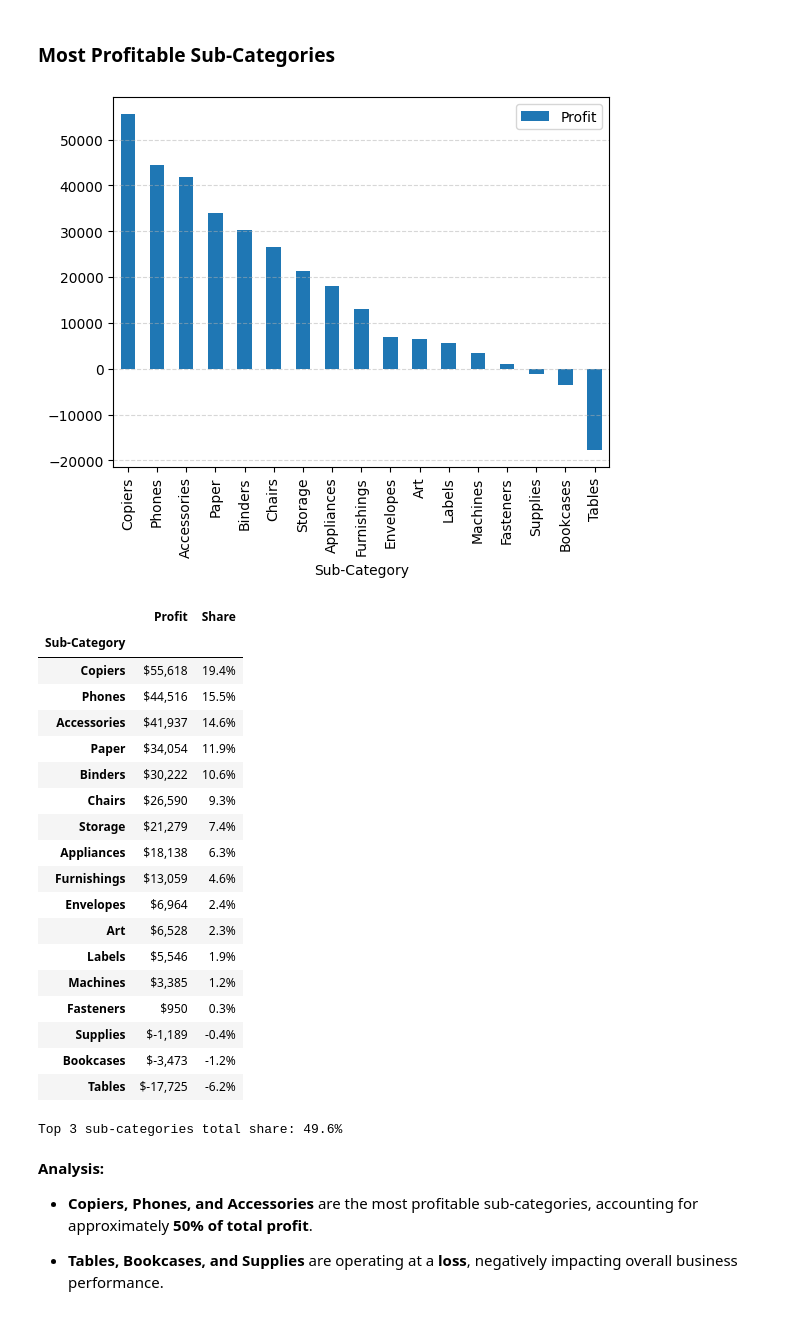
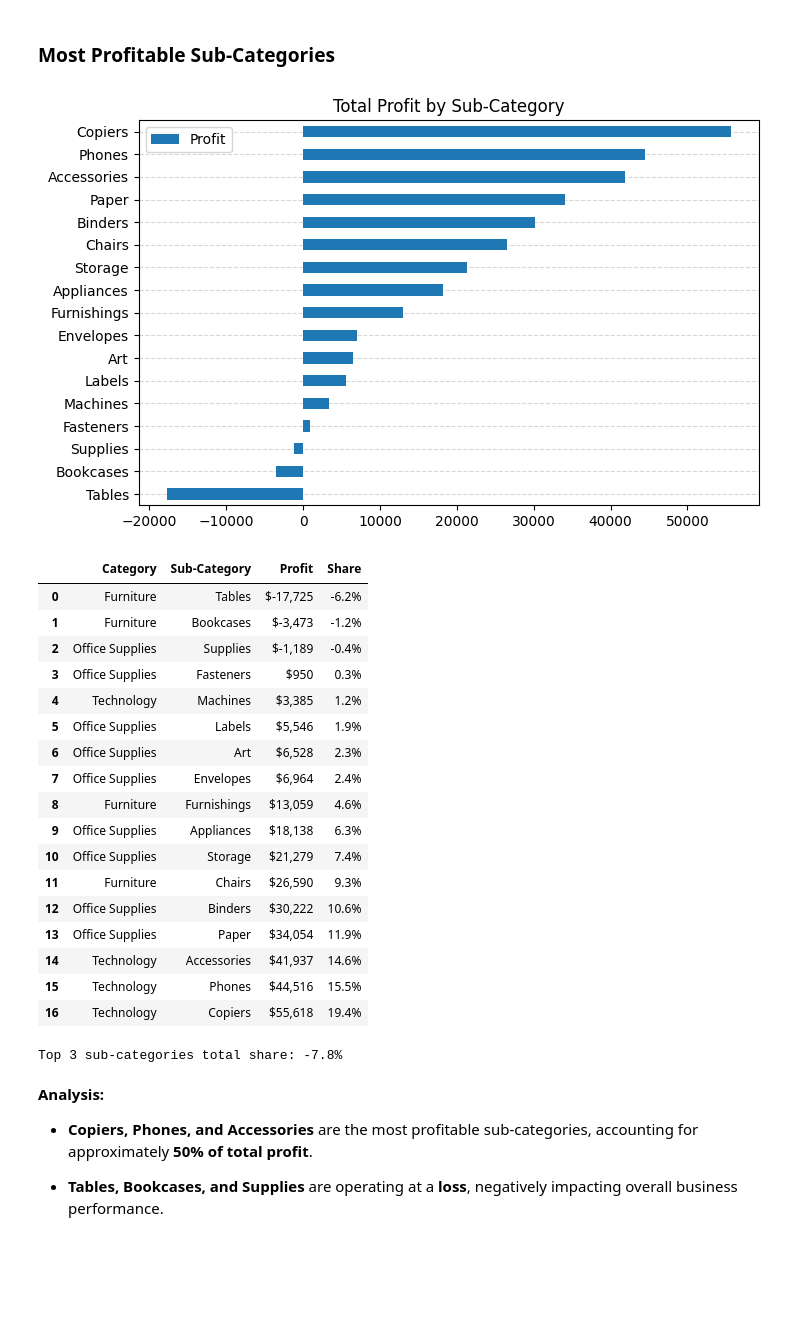
Before and after one commit to victorquoos/superstore-sales-analysis, a Jupyter notebook: notebooks/analysis.ipynb, the cells around one changed output. Cells and saved outputs as stored; diff of their text form; code cells hidden in the pictures; blank space fills up the shorter version.

```diff
--- a/notebooks/analysis.ipynb
+++ b/notebooks/analysis.ipynb
@@ -212,11 +212,23 @@ category_summary.style.format({
 # %% [markdown]
 ### Most Profitable Sub-Categories
 # %%
-top_subcategories = df.groupby("Sub-Category")[["Profit"]].sum().sort_values("Profit", ascending=False)
-top_subcategories.plot(kind="bar")
-plt.grid(axis="y", linestyle="--", alpha=0.5)
+top_subcategories = df.groupby(["Category", "Sub-Category"])[["Profit"]].sum().sort_values("Profit", ascending=True).reset_index()
+
+# plot
+fig, ax = plt.subplots(figsize=(8, 5))
+top_subcategories.plot(kind="barh", ax=ax)
+
+# grid
+ax.set_axisbelow(True)
+ax.grid(axis="y", linestyle="--", alpha=0.5)
+
+# labels
+ax.set_title("Total Profit by Sub-Category")
+ax.set_yticklabels(top_subcategories["Sub-Category"])
+
+plt.show()
 # %% [output]
-[figure, old version]
+[figure, new version]
 # %%
 # Top Sub-Categories Share
 top_subcategories["Share"] = top_subcategories["Profit"] / df["Profit"].sum() * 100
@@ -225,31 +237,30 @@ top_subcategories.style.format({
     "Share": "{:.1f}%"
 })
 # %% [output]
-|  | Profit | Share |
-| Sub-Category |  |  |
-| Copiers | $55,618 | 19.4% |
-| Phones | $44,516 | 15.5% |
-| Accessories | $41,937 | 14.6% |
-| Paper | $34,054 | 11.9% |
-| Binders | $30,222 | 10.6% |
-| Chairs | $26,590 | 9.3% |
-| Storage | $21,279 | 7.4% |
-| Appliances | $18,138 | 6.3% |
-| Furnishings | $13,059 | 4.6% |
-| Envelopes | $6,964 | 2.4% |
-| Art | $6,528 | 2.3% |
-| Labels | $5,546 | 1.9% |
-| Machines | $3,385 | 1.2% |
-| Fasteners | $950 | 0.3% |
-| Supplies | $-1,189 | -0.4% |
-| Bookcases | $-3,473 | -1.2% |
-| Tables | $-17,725 | -6.2% |
+|  | Category | Sub-Category | Profit | Share |
+| 0 | Furniture | Tables | $-17,725 | -6.2% |
+| 1 | Furniture | Bookcases | $-3,473 | -1.2% |
+| 2 | Office Supplies | Supplies | $-1,189 | -0.4% |
+| 3 | Office Supplies | Fasteners | $950 | 0.3% |
+| 4 | Technology | Machines | $3,385 | 1.2% |
+| 5 | Office Supplies | Labels | $5,546 | 1.9% |
+| 6 | Office Supplies | Art | $6,528 | 2.3% |
+| 7 | Office Supplies | Envelopes | $6,964 | 2.4% |
+| 8 | Furniture | Furnishings | $13,059 | 4.6% |
+| 9 | Office Supplies | Appliances | $18,138 | 6.3% |
+| 10 | Office Supplies | Storage | $21,279 | 7.4% |
+| 11 | Furniture | Chairs | $26,590 | 9.3% |
+| 12 | Office Supplies | Binders | $30,222 | 10.6% |
+| 13 | Office Supplies | Paper | $34,054 | 11.9% |
+| 14 | Technology | Accessories | $41,937 | 14.6% |
+| 15 | Technology | Phones | $44,516 | 15.5% |
+| 16 | Technology | Copiers | $55,618 | 19.4% |
 # %%
 # Calculate the total share of the top 3 sub-categories
 top_3_share = top_subcategories.head(3)["Share"].sum()
 print(f"Top 3 sub-categories total share: {float(top_3_share):.1f}%")
 # %% [output]
-Top 3 sub-categories total share: 49.6%
+Top 3 sub-categories total share: -7.8%
 # %% [markdown]
 **Analysis:**
 
```
Also changed, not shown: parts of 1 cell of this notebook.
